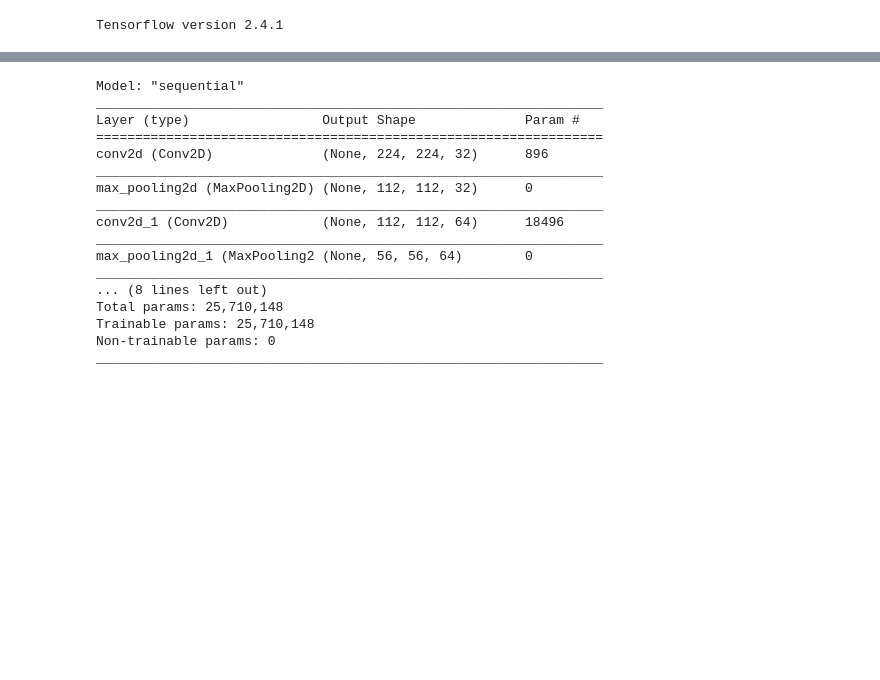
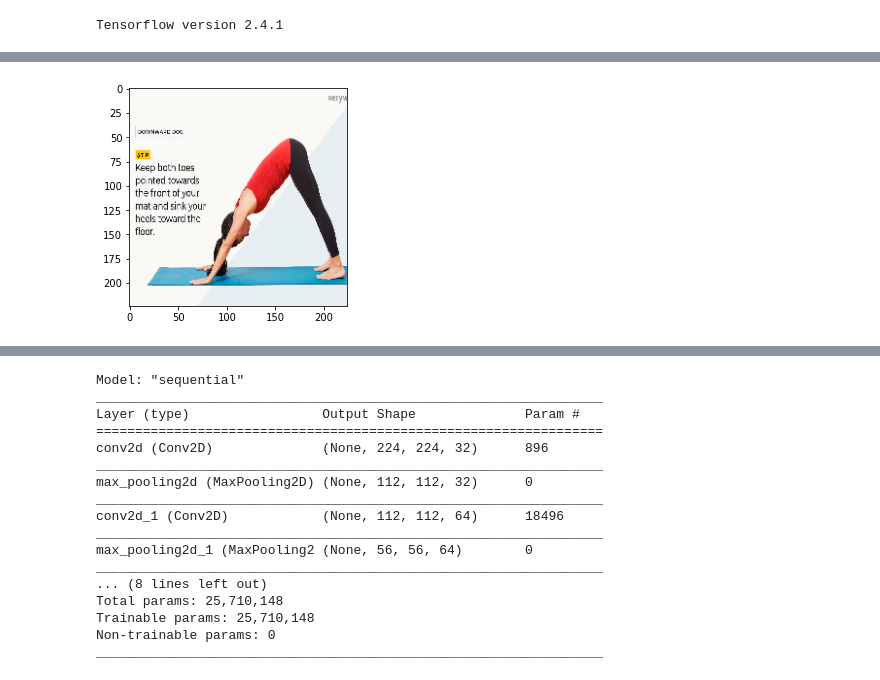
Before and after one commit to nmshafie1993/detect_yoga_pose, a Jupyter notebook: Yoga_pose_image_classification.ipynb, the cells around one changed output, grey strips where cells are left out. Saved outputs shown, nothing was run; the diff lists cells and outputs as text; code cells hidden in the pictures; blank space fills up the shorter version.

```diff
--- a/Yoga_pose_image_classification.ipynb
+++ b/Yoga_pose_image_classification.ipynb
@@ -32,0 +45,6 @@ Resolving deltas: 100% (170/170), done.
+# %%
+img_2 = cv2.imread('/content/detect_yoga_pose/Train_Set/downwarddog/3.jpg')
+img_2 = cv2.resize(img_2, (224,224))
+plt.imshow(cv2.cvtColor(img_2, cv2.COLOR_BGR2RGB));
+# %% [output]
+[figure, added]
```
Also changed, not shown: parts of 17 cells of this notebook.
